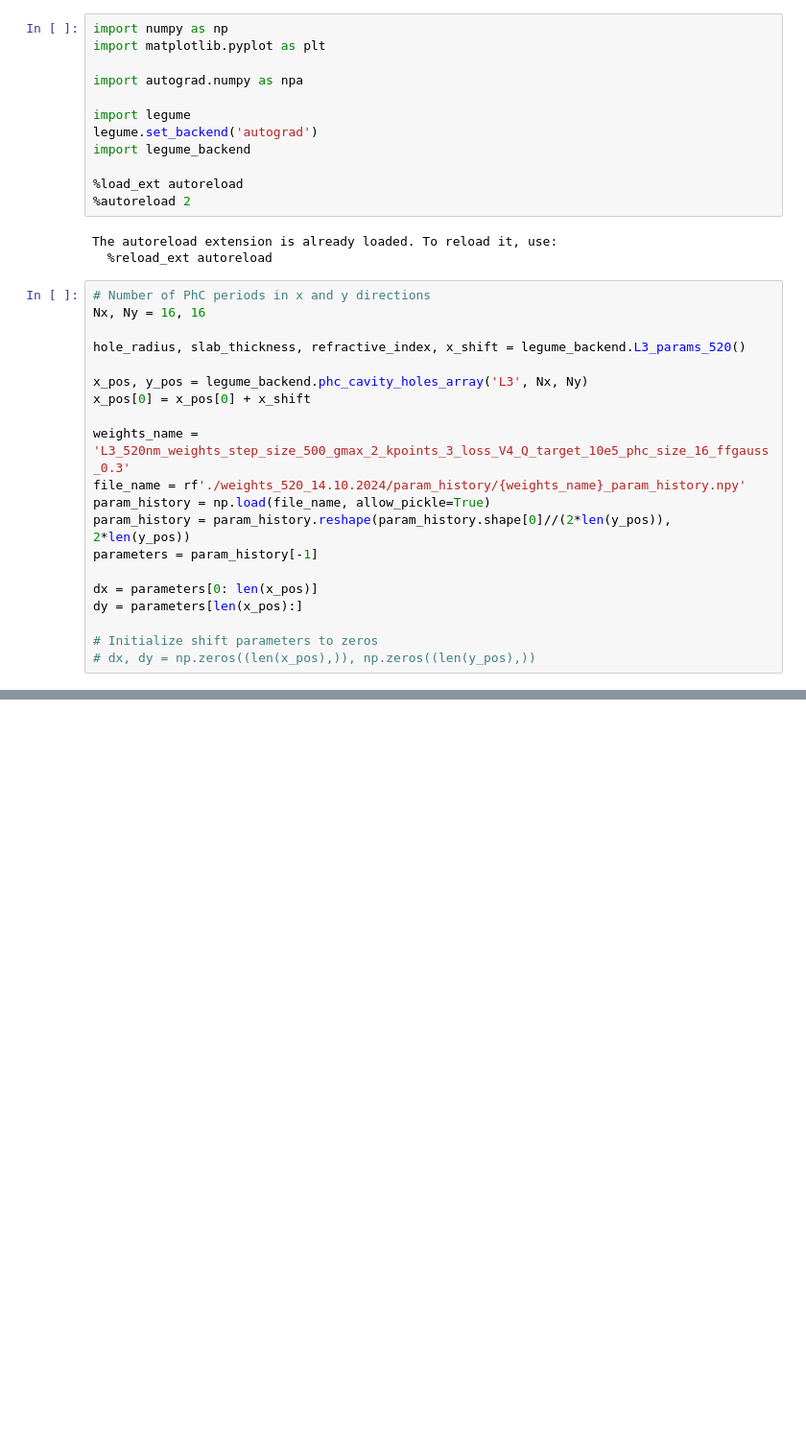
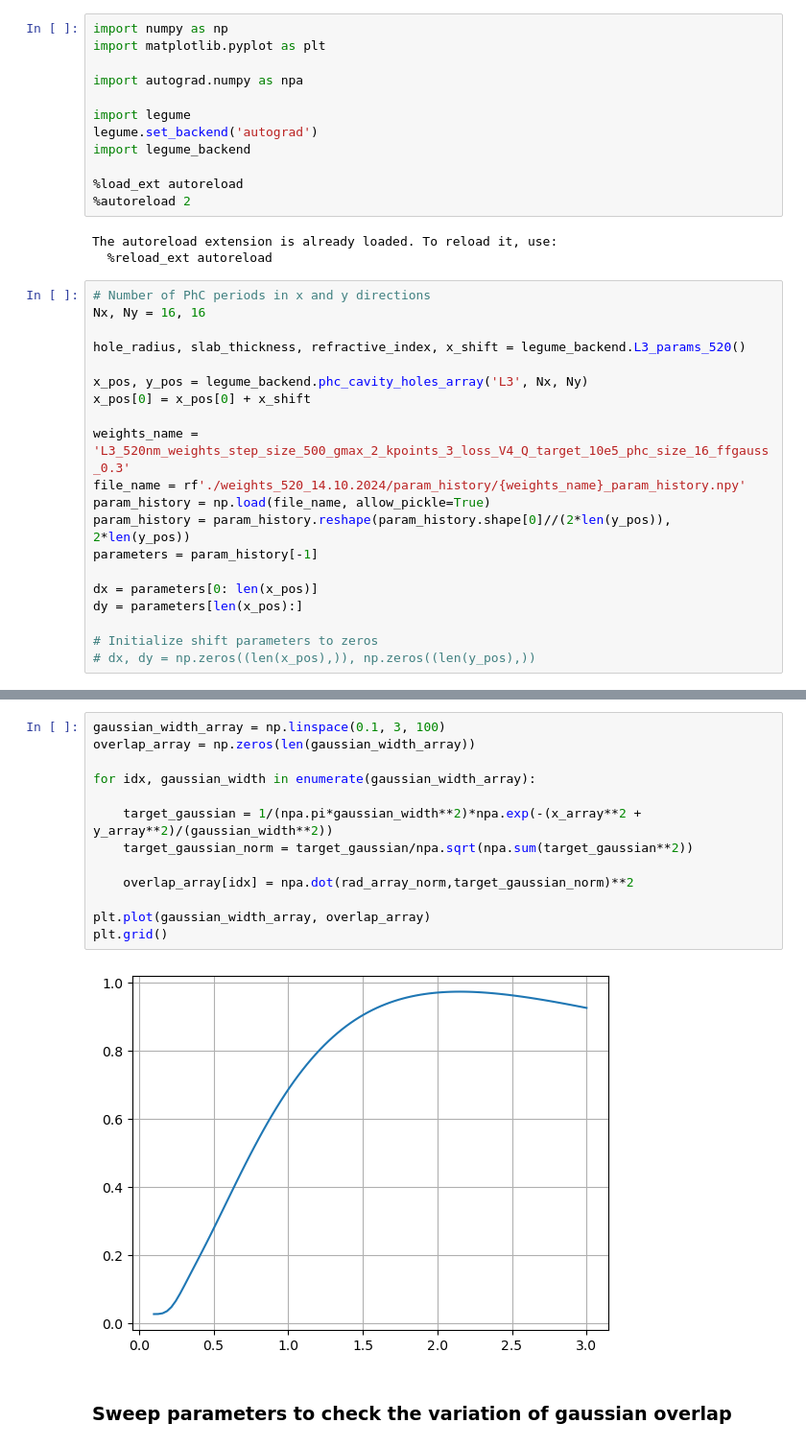
Before and after one commit to nkvij/Inverse-design-of-L3-photonic-crystal-cavity, a Jupyter notebook: Legume_inverse_design_520nm.ipynb, the cells around one changed output, grey strips where cells are left out. Shown at 96% size. Drawn from its saved outputs; the diff is of its cells as text; blank space fills up the shorter version.

```diff
--- a/Legume_inverse_design_520nm.ipynb
+++ b/Legume_inverse_design_520nm.ipynb
@@ -145,0 +133,17 @@ ax2.grid()
+# %%
+gaussian_width_array = np.linspace(0.1, 3, 100)
+overlap_array = np.zeros(len(gaussian_width_array))
+
+for idx, gaussian_width in enumerate(gaussian_width_array):
+
+    target_gaussian = 1/(npa.pi*gaussian_width**2)*npa.exp(-(x_array**2 + y_array**2)/(gaussian_width**2))
+    target_gaussian_norm = target_gaussian/npa.sqrt(npa.sum(target_gaussian**2))
+
+    overlap_array[idx] = npa.dot(rad_array_norm,target_gaussian_norm)**2
+
+plt.plot(gaussian_width_array, overlap_array)
+plt.grid()
+# %% [output]
+[figure, added]
+# %% [markdown]
+### Sweep parameters to check the variation of gaussian overlap
```
Also changed, not shown: parts of 3 cells of this notebook, 1 other file.
